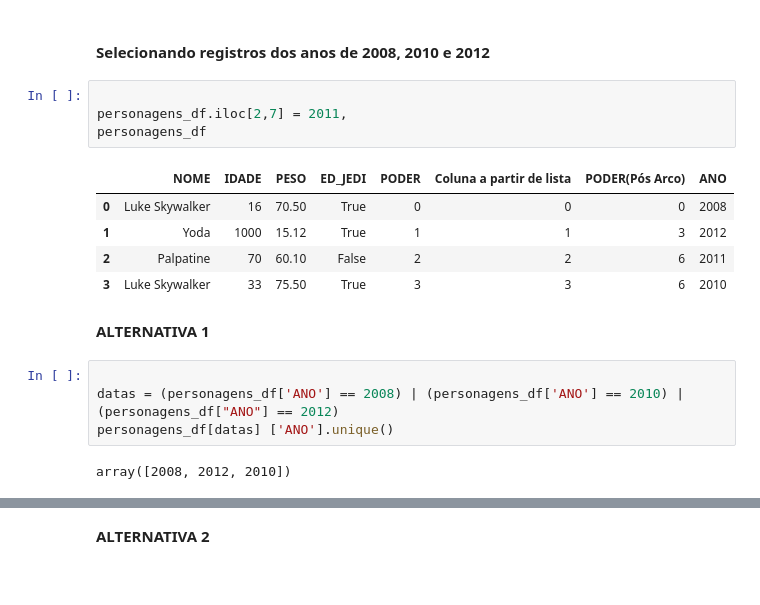
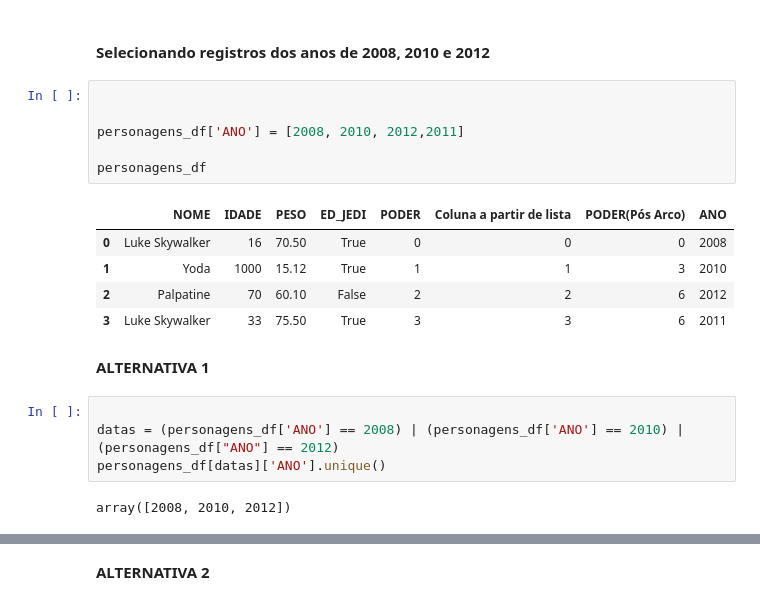
Before and after one commit to JairCipriano/projeto_machine_learning, a Jupyter notebook: projeto_pandas/manipulacao_de_dados_codigo_base.ipynb, the cells around one changed output, grey strips where cells are left out. Saved outputs shown, nothing was run; the diff lists cells and outputs as text.

```diff
--- a/projeto_pandas/manipulacao_de_dados_codigo_base.ipynb
+++ b/projeto_pandas/manipulacao_de_dados_codigo_base.ipynb
@@ -1061,19 +1061,21 @@ sera4[sera5]
 #### **Selecionando registros dos anos de 2008, 2010 e 2012**
 # %%
 
-personagens_df.iloc[2,7] = 2011,
+
+personagens_df['ANO'] = [2008, 2010, 2012,2011]
+
 personagens_df
 # %% [output]
 |  | NOME | IDADE | PESO | ED_JEDI | PODER | Coluna a partir de lista | PODER(Pós Arco) | ANO |
 | 0 | Luke Skywalker | 16 | 70.50 | True | 0 | 0 | 0 | 2008 |
-| 1 | Yoda | 1000 | 15.12 | True | 1 | 1 | 3 | 2012 |
-| 2 | Palpatine | 70 | 60.10 | False | 2 | 2 | 6 | 2011 |
-| 3 | Luke Skywalker | 33 | 75.50 | True | 3 | 3 | 6 | 2010 |
+| 1 | Yoda | 1000 | 15.12 | True | 1 | 1 | 3 | 2010 |
+| 2 | Palpatine | 70 | 60.10 | False | 2 | 2 | 6 | 2012 |
+| 3 | Luke Skywalker | 33 | 75.50 | True | 3 | 3 | 6 | 2011 |
 # %% [markdown]
 **ALTERNATIVA 1**
 # %%
 
 datas = (personagens_df['ANO'] == 2008) | (personagens_df['ANO'] == 2010) | (personagens_df["ANO"] == 2012)
-personagens_df[datas] ['ANO'].unique()
+personagens_df[datas]['ANO'].unique()
 # %% [output]
-array([2008, 2012, 2010])
+array([2008, 2010, 2012])
```
Also changed, not shown: parts of 18 cells of this notebook, 1 other file.
